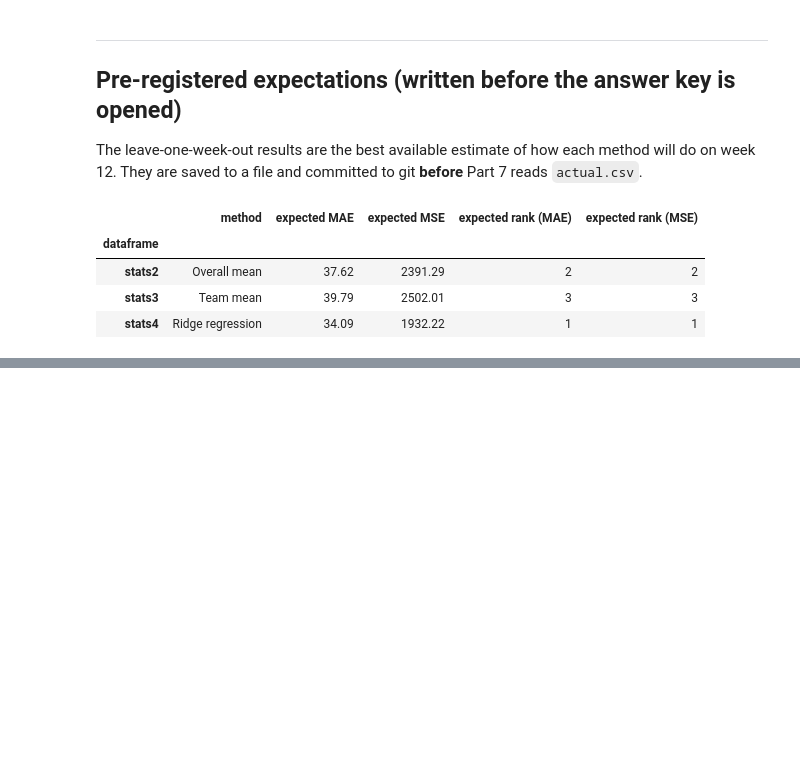
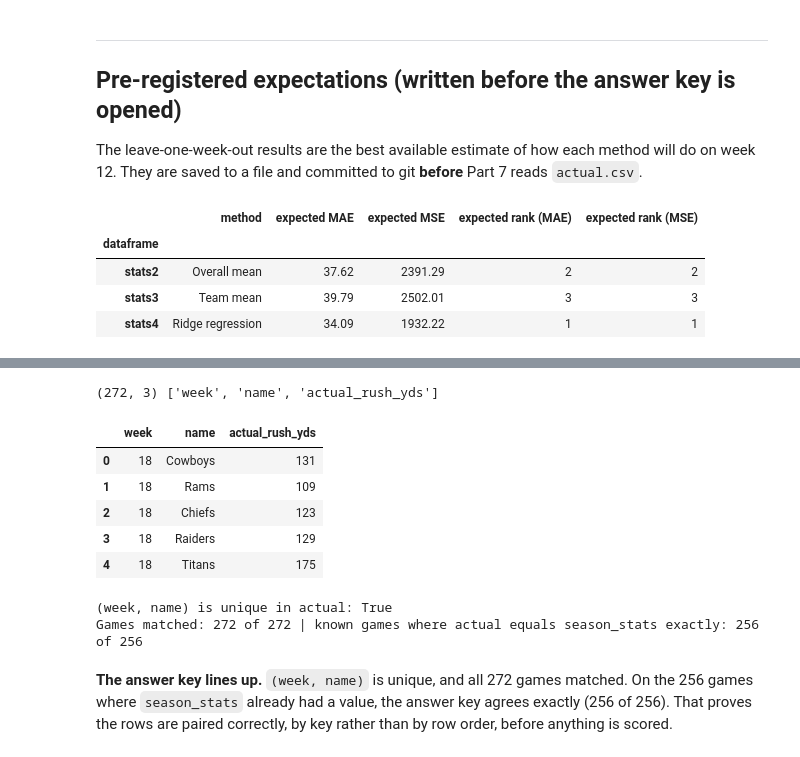
Before and after one commit to AI-for-Analytics-4/Rushing_yards_prediction, a Jupyter notebook: submissions/juan_zavala/rushing_yards_imputation.ipynb, the cells around one changed output, grey strips where cells are left out. Saved outputs shown, nothing was run; the diff lists cells and outputs as text; code cells hidden in the pictures; blank space fills up the shorter version.

```diff
--- a/submissions/juan_zavala/rushing_yards_imputation.ipynb
+++ b/submissions/juan_zavala/rushing_yards_imputation.ipynb
@@ -623,0 +628,30 @@ expected.round(2)
+# %%
+# [ME] Section 7: read the answer key
+actual = pd.read_csv('data/actual.csv')
+print(actual.shape, list(actual.columns))
+actual.head()
+# %% [output]
+(272, 3) ['week', 'name', 'actual_rush_yds']
+|  | week | name | actual_rush_yds |
+| 0 | 18 | Cowboys | 131 |
+| 1 | 18 | Rams | 109 |
+| 2 | 18 | Chiefs | 123 |
+| 3 | 18 | Raiders | 129 |
+| 4 | 18 | Titans | 175 |
+# %%
+# [CHECK] Line the answer key up with season_stats by a real key (week + team), never by row order
+key = ['week', 'name']
+print('(week, name) is unique in actual:', not actual.duplicated(key).any())
+lined_up = stats[key].merge(actual, on=key, how='left', validate='one_to_one')   # a left merge keeps stats' row order
+truth = pd.Series(lined_up['actual_rush_yds'].to_numpy(), index=stats.index, name='actual_rush_yds')
+assert truth.notna().all(), 'every game in stats must have an answer'
+
+known_mask = stats['rush_yds'].notna()
+matches = int((truth[known_mask] == stats.loc[known_mask, 'rush_yds']).sum())
+print(f'Games matched: {int(truth.notna().sum())} of {len(stats)} | '
+      f'known games where actual equals season_stats exactly: {matches} of {int(known_mask.sum())}')
+# %% [output]
+(week, name) is unique in actual: True
+Games matched: 272 of 272 | known games where actual equals season_stats exactly: 256 of 256
+# %% [markdown]
+**The answer key lines up.** `(week, name)` is unique, and all 272 games matched. On the 256 games where `season_stats` already had a value, the answer key agrees exactly (256 of 256). That proves the rows are paired correctly, by key rather than by row order, before anything is scored.
```
Also changed, not shown: parts of 13 cells of this notebook, 3 other files.
